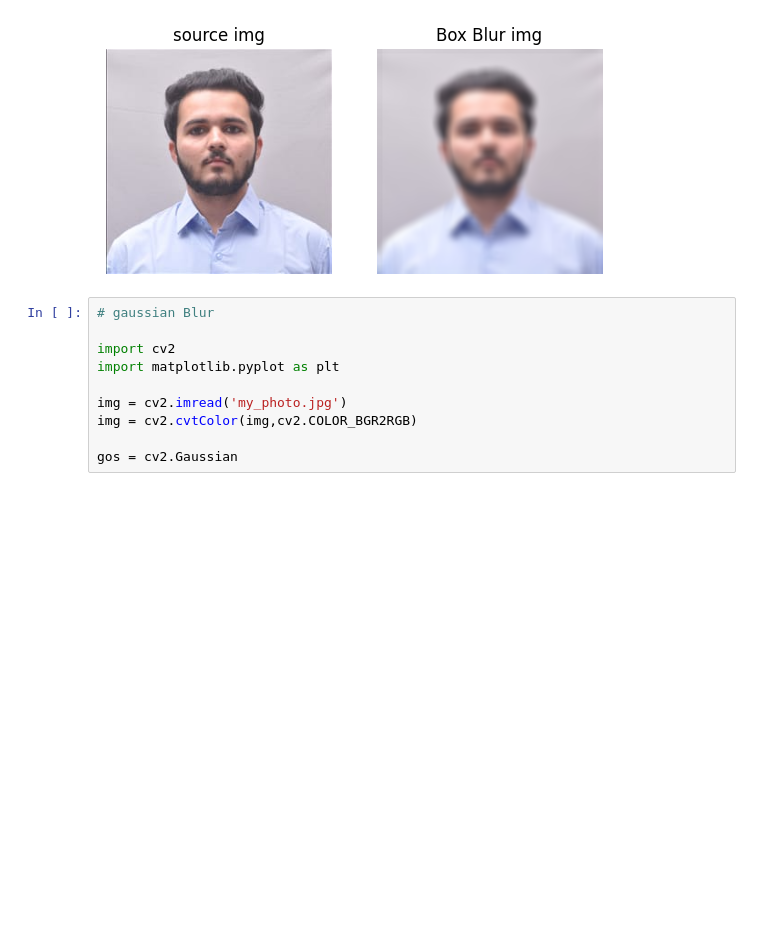
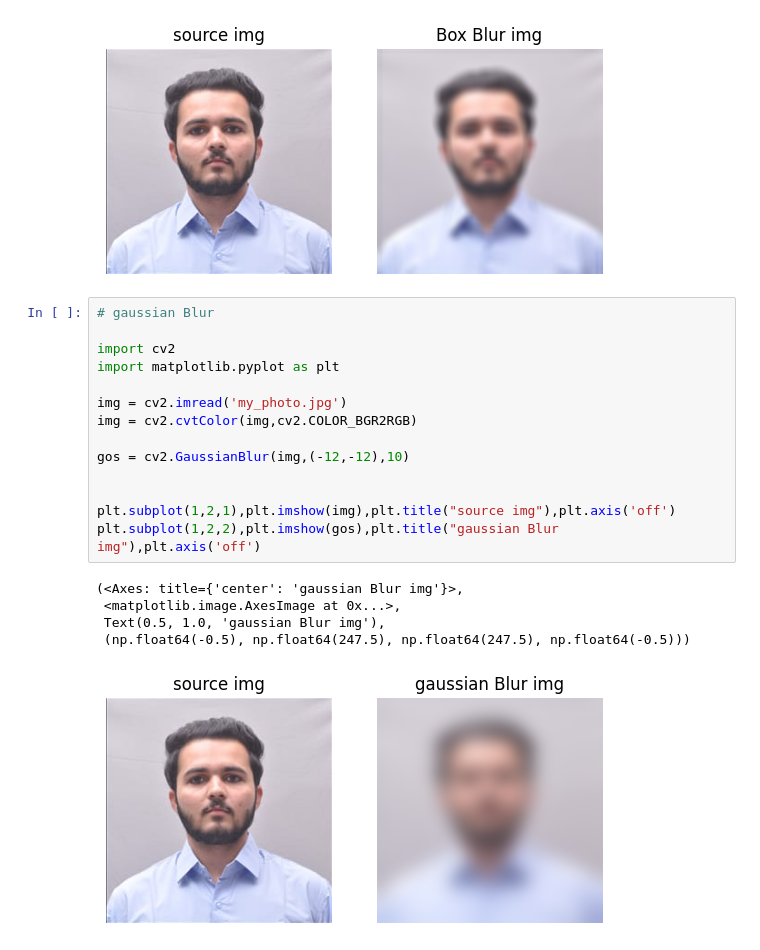
Before and after one commit to Dilnavazsida/Muchine_Learning_Programs, a Jupyter notebook: diffrent_type_of_blur.ipynb, the cells around one changed output. Drawn from its saved outputs; the diff is of its cells as text; blank space fills up the shorter version.

```diff
--- a/diffrent_type_of_blur.ipynb
+++ b/diffrent_type_of_blur.ipynb
@@ -20,10 +20,20 @@ plt.subplot(1,2,2),plt.imshow(box),plt.title("Box Blur img"),plt.axis('off')
 # %%
 # gaussian Blur
 
 import cv2
 import matplotlib.pyplot as plt
 
 img = cv2.imread('my_photo.jpg')
 img = cv2.cvtColor(img,cv2.COLOR_BGR2RGB)
 
-gos = cv2.Gaussian
+gos = cv2.GaussianBlur(img,(-12,-12),10)
+
+
+plt.subplot(1,2,1),plt.imshow(img),plt.title("source img"),plt.axis('off')
+plt.subplot(1,2,2),plt.imshow(gos),plt.title("gaussian Blur img"),plt.axis('off')
+# %% [output]
+(<Axes: title={'center': 'gaussian Blur img'}>,
+ <matplotlib.image.AxesImage at 0x...>,
+ Text(0.5, 1.0, 'gaussian Blur img'),
+ (np.float64(-0.5), np.float64(247.5), np.float64(247.5), np.float64(-0.5)))
+[figure, added]
```
Also changed, not shown: parts of 1 cell of this notebook.
